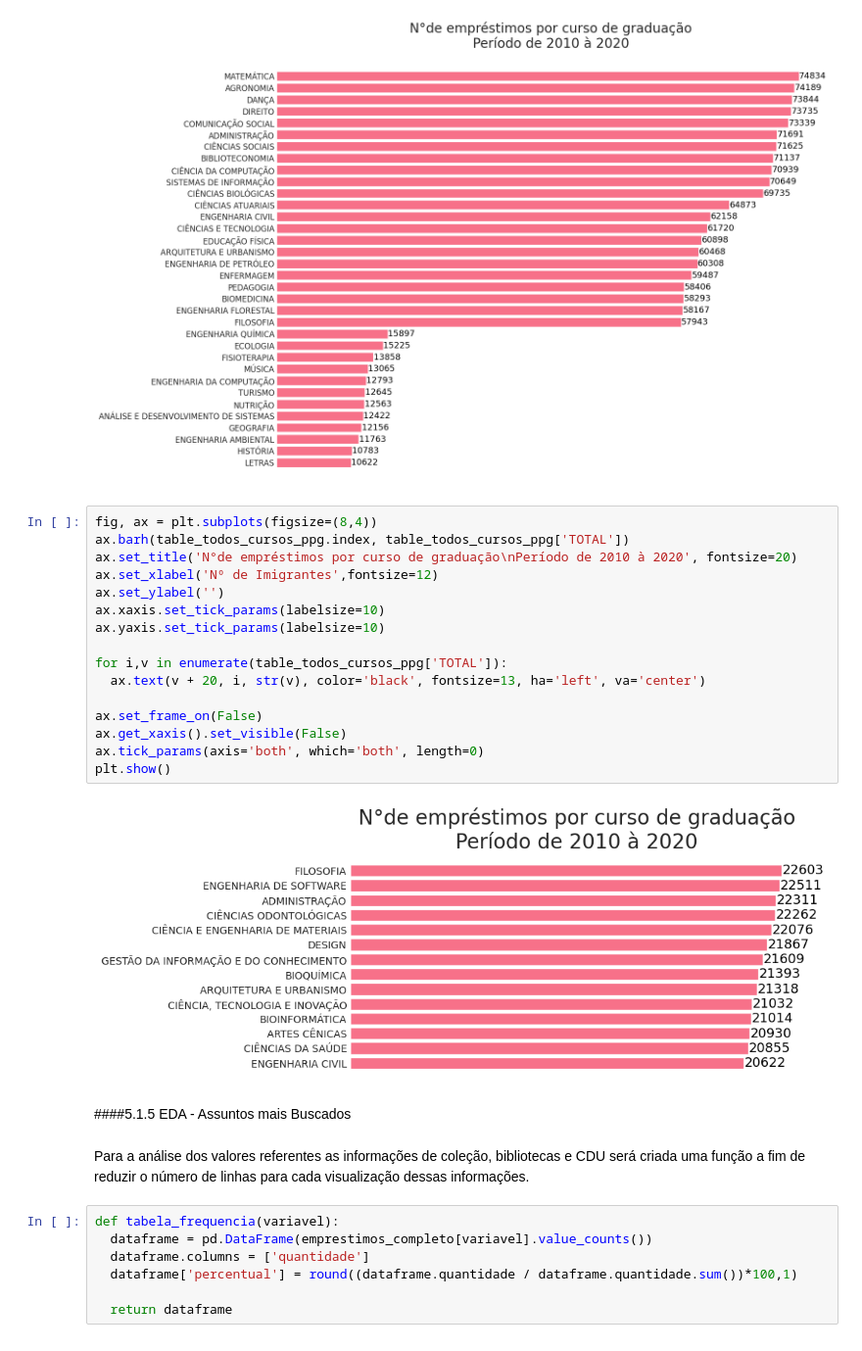
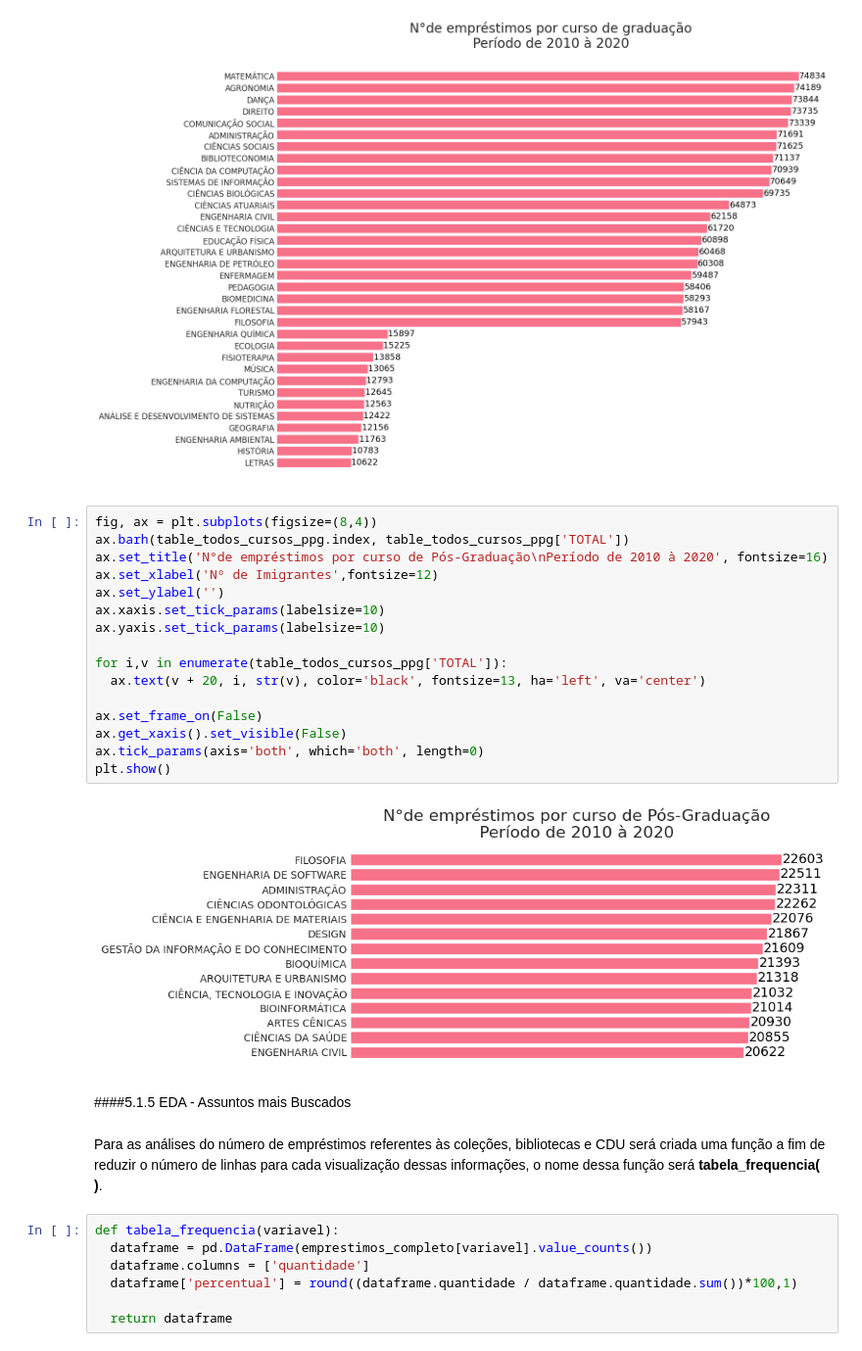
Before and after one commit to JoaoCarraro/Biblioteca, a Jupyter notebook: Portfólio_Biblioteca_UFRN_oficial.ipynb, the cells around one changed output. Shown at 98% size. Cells and saved outputs as stored; diff of their text form.

```diff
--- a/Portfólio_Biblioteca_UFRN_oficial.ipynb
+++ b/Portfólio_Biblioteca_UFRN_oficial.ipynb
@@ -1280,25 +1270,25 @@ plt.show()
 # %%
 fig, ax = plt.subplots(figsize=(8,4))
 ax.barh(table_todos_cursos_ppg.index, table_todos_cursos_ppg['TOTAL'])
-ax.set_title('N°de empréstimos por curso de graduação\nPeríodo de 2010 à 2020', fontsize=20)
+ax.set_title('N°de empréstimos por curso de Pós-Graduação\nPeríodo de 2010 à 2020', fontsize=16)
 ax.set_xlabel('Nº de Imigrantes',fontsize=12)
 ax.set_ylabel('')
 ax.xaxis.set_tick_params(labelsize=10)
 ax.yaxis.set_tick_params(labelsize=10)
 
 for i,v in enumerate(table_todos_cursos_ppg['TOTAL']):
   ax.text(v + 20, i, str(v), color='black', fontsize=13, ha='left', va='center')
 
 ax.set_frame_on(False)
 ax.get_xaxis().set_visible(False)
 ax.tick_params(axis='both', which='both', length=0)
 plt.show()
 # %% [output]
-[figure, old version]
+[figure, new version]
 # %% [markdown]
 ####5.1.5 EDA - Assuntos mais Buscados
 # %% [markdown]
-Para a análise dos valores referentes as informações de coleção, bibliotecas e CDU será criada uma função a fim de reduzir o número de linhas para cada visualização dessas informações.
+Para as análises do número de empréstimos referentes às coleções, bibliotecas e CDU será criada uma função a fim de reduzir o número de linhas para cada visualização dessas informações, o nome dessa função será **tabela_frequencia( )**.
 # %%
 def tabela_frequencia(variavel):
   dataframe = pd.DataFrame(emprestimos_completo[variavel].value_counts())
```
Also changed, not shown: parts of 27 cells of this notebook.
